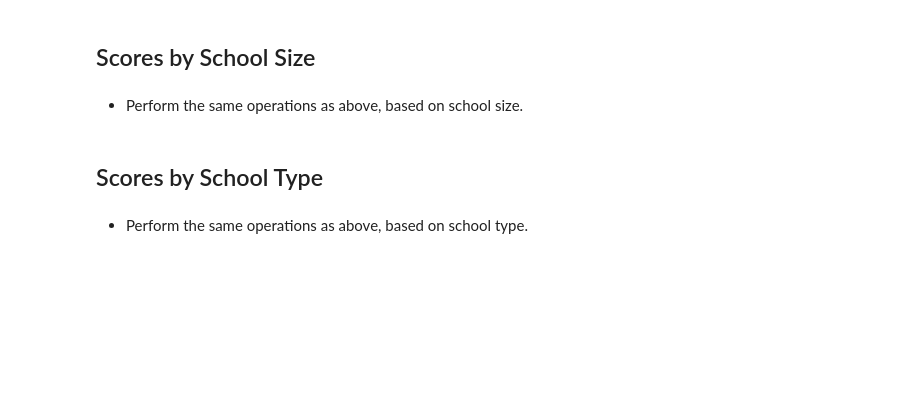
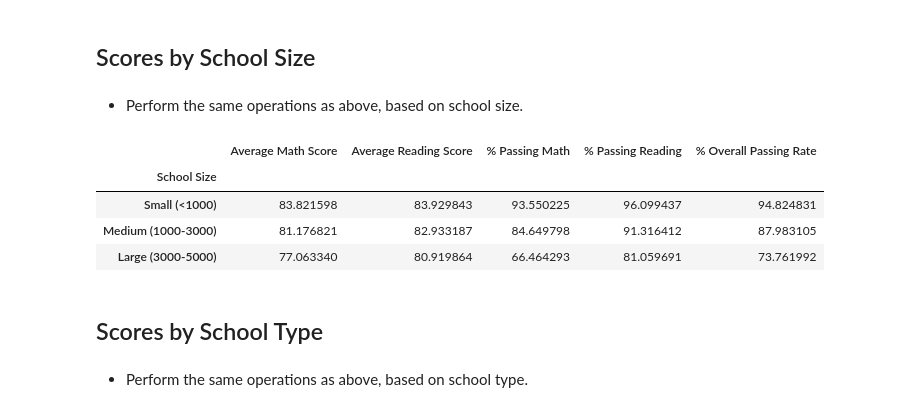
Before and after one commit to jtpeters963/panda-challenge, a Jupyter notebook: PyCitySchools/PyCitySchools_starter.ipynb, the cells around one changed output. Saved outputs shown, nothing was run; the diff lists cells and outputs as text; code cells hidden in the pictures; blank space fills up the shorter version.

```diff
--- a/PyCitySchools/PyCitySchools_starter.ipynb
+++ b/PyCitySchools/PyCitySchools_starter.ipynb
@@ -186,14 +255,20 @@ c.head()
 # %%
 # Sample bins. Feel free to create your own bins.
 school_size = ss.copy()
-size_bins = [0, 1000, 2000, 5000]
-group_names = ["Small (<1000)", "Medium (1000-2000)", "Large (2000-5000)"]
+size_bins = [0, 1000, 3000, 5000]
+group_names = ["Small (<1000)", "Medium (1000-3000)", "Large (3000-5000)"]
 school_size["School Size"] = pd.cut(school_size["Total Students"], size_bins, labels=group_names, include_lowest=True)
 del school_size['Total Students']
 del school_size['Total School Budget']
 del school_size['Per Student Budget']
 d=school_size.groupby(['School Size']).mean()
 d.head()
+# %% [output]
+|  | Average Math Score | Average Reading Score | % Passing Math | % Passing Reading | % Overall Passing Rate |
+| School Size |  |  |  |  |  |
+| Small (<1000) | 83.821598 | 83.929843 | 93.550225 | 96.099437 | 94.824831 |
+| Medium (1000-3000) | 81.176821 | 82.933187 | 84.649798 | 91.316412 | 87.983105 |
+| Large (3000-5000) | 77.063340 | 80.919864 | 66.464293 | 81.059691 | 73.761992 |
 # %% [markdown]
 ## Scores by School Type
 # %% [markdown]
```
Also changed, not shown: parts of 10 cells of this notebook, 1 other file.
